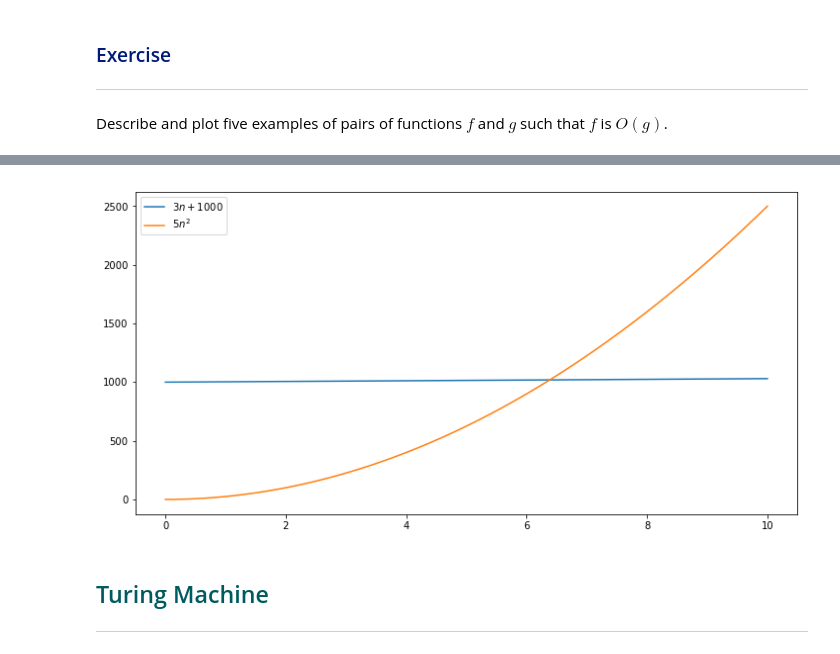
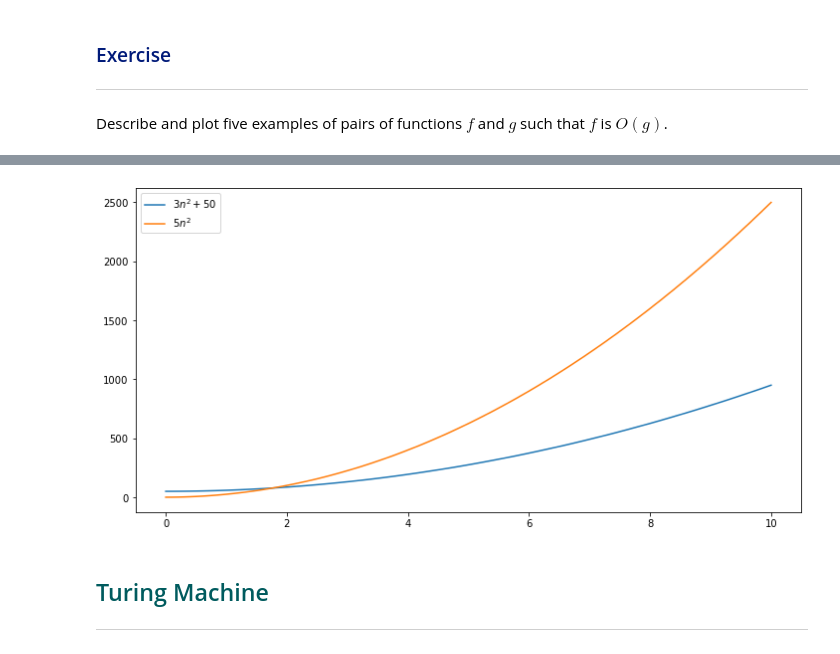
Before and after one commit to shanemcdonagh/emergingtechnologies, a Jupyter notebook: content/computation.ipynb, the cells around one changed output, grey strips where cells are left out. Saved outputs shown, nothing was run; the diff lists cells and outputs as text; code cells hidden in the pictures.

```diff
--- a/content/computation.ipynb
+++ b/content/computation.ipynb
@@ -98,26 +117,27 @@ plt.show();
 # %%
 # Example 2:
-# f = 3n + 4 ≤ 5n^2 (5 being c and n being 𝑔(𝑛))
+# f = 3n^2 + 50 ≤ 5n^2 (5 being c and n being 𝑔(𝑛))
+# To prove: 3n + 4 = O(n^2)
 
 # Create a figure.
 fig, ax = plt.subplots(figsize=(12, 6))
 
 # n values.
 n = np.linspace(0.0, 10.0, 100)
 
 # Plot f(n).
-ax.plot(n, (3*n)+1000, label="$3n + 1000$")
+ax.plot(n, (3*n)**2+50, label="$3n^2 + 50$")
 
 # Plot cg(n).
 ax.plot(n, (5*n)**2, label="$5n^2$")
 
 # Legend.
 ax.legend()
 
 # Show.
 plt.show();
 # %% [output]
-[figure, old version]
+[figure, new version]
 # %% [markdown]
 <h2 style="color: rgb(0, 91, 94);">Turing Machine</h2>
 
```
Also changed, not shown: parts of 3 cells of this notebook.
